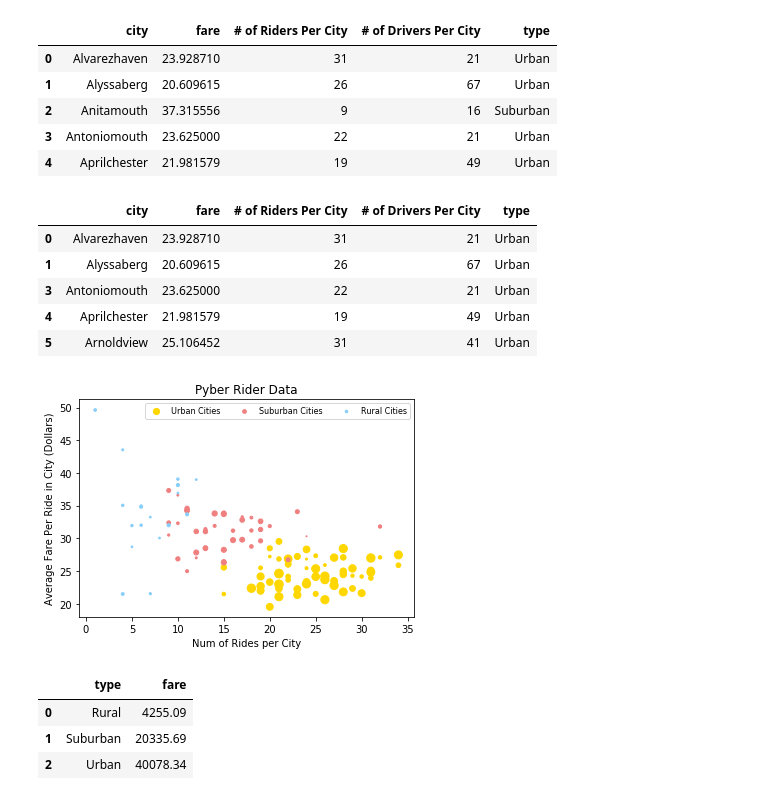
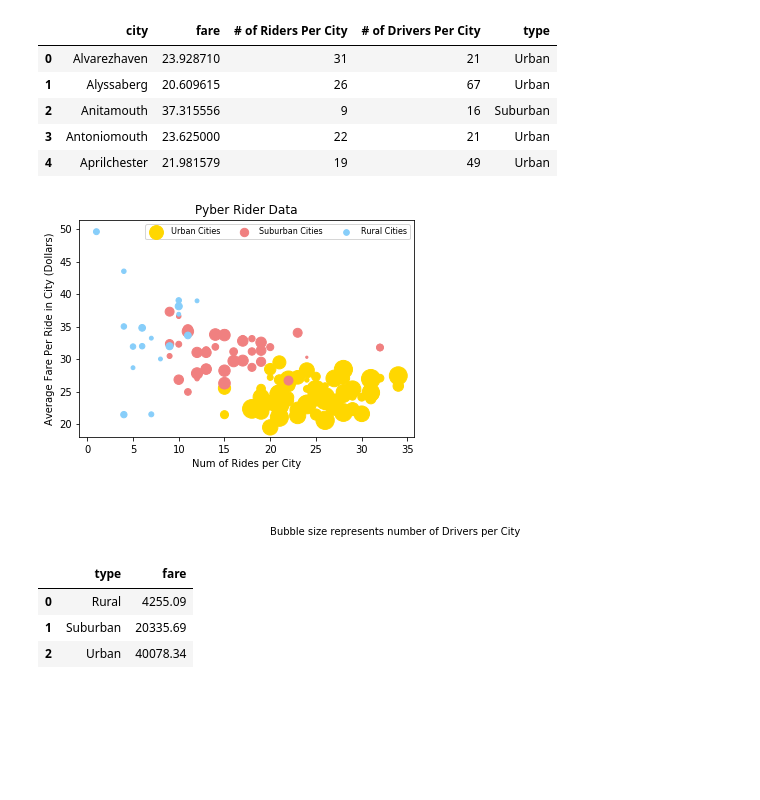
Before and after one commit to newlancealot/python-challenge, a Jupyter notebook: Pyber_Newbolt.ipynb, the cells around one changed output. Drawn from its saved outputs; the diff is of its cells as text; code cells hidden in the pictures; blank space fills up the shorter version.

```diff
--- a/Pyber_Newbolt.ipynb
+++ b/Pyber_Newbolt.ipynb
@@ -179,40 +129,36 @@ merged_pyber.head()
 | 3 | Antoniomouth | 23.625000 | 22 | 21 | Urban |
 | 4 | Aprilchester | 21.981579 | 19 | 49 | Urban |
 # %%
-#Crate df for each type of city so i can plot each in its own color
+#Create df for each type of city so i can plot each in its own color
 #GOLD, LIGHT SKY BLUE, AND LIGHT CORAL
+
 
 urban_df = merged_pyber.loc[merged_pyber["type"] == "Urban"]
 suburban_df = merged_pyber.loc[merged_pyber["type"] == "Suburban"]
 rural_df= merged_pyber.loc[merged_pyber["type"] == "Rural"]
-urban_df.head()
+#urban_df.head()
-# %% [output]
-|  | city | fare | # of Riders Per City | # of Drivers Per City | type |
-| 0 | Alvarezhaven | 23.928710 | 31 | 21 | Urban |
-| 1 | Alyssaberg | 20.609615 | 26 | 67 | Urban |
-| 3 | Antoniomouth | 23.625000 | 22 | 21 | Urban |
-| 4 | Aprilchester | 21.981579 | 19 | 49 | Urban |
-| 5 | Arnoldview | 25.106452 | 31 | 41 | Urban |
 # %%
 #Create the scatter plot of each df and then plot it with the chart properties
 
 
 
-a=plt.scatter(urban_df['# of Riders Per City'], urban_df['fare'],s= urban_df['# of Drivers Per City'], c='gold')
-b=plt.scatter(suburban_df['# of Riders Per City'], suburban_df['fare'],s= suburban_df['# of Drivers Per City'], c='lightcoral')
-c=plt.scatter(rural_df['# of Riders Per City'], rural_df['fare'],s= rural_df['# of Drivers Per City'], c='lightskyblue')
+a=plt.scatter(urban_df['# of Riders Per City'], urban_df['fare'],s= urban_df['# of Drivers Per City']*5, c='gold')
+b=plt.scatter(suburban_df['# of Riders Per City'], suburban_df['fare'],s= suburban_df['# of Drivers Per City']*5, c='lightcoral')
+c=plt.scatter(rural_df['# of Riders Per City'], rural_df['fare'],s= rural_df['# of Drivers Per City']*5, c='lightskyblue')
 plt.title("Pyber Rider Data")
 plt.xlabel("Num of Rides per City")
 plt.ylabel("Average Fare Per Ride in City (Dollars)")
 
 plt.legend((a, b, c), ('Urban Cities', 'Suburban Cities', 'Rural Cities'), scatterpoints=1,
             loc='upper right',
             ncol=3,
             fontsize=8)
 
+plt.annotate('Bubble size represents number of Drivers per City', xy=(35, 40), xytext=(20, 3),)  # Adding note about hte third dataset
+
 plt.show()
 # %% [output]
-[figure, old version]
+[figure, new version]
 # %%
 #In addition, you will be expected to produce the following
     #three pie charts:
```
Also changed, not shown: parts of 17 cells of this notebook.
